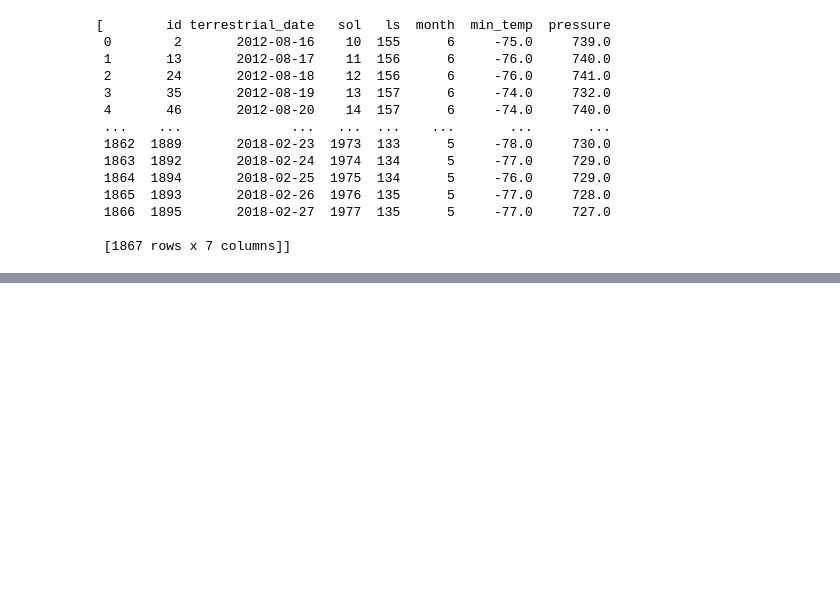
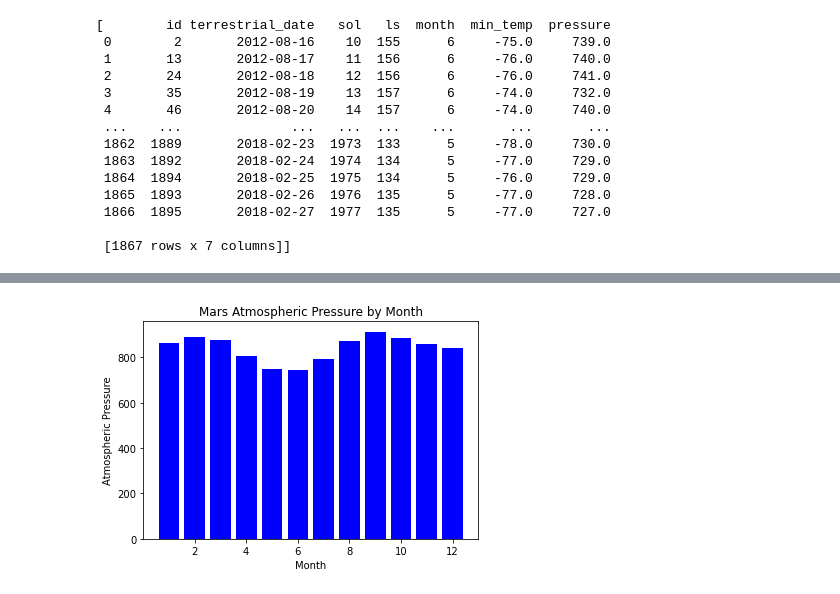
Before and after one commit to RexBas90/Mission-to-Mars, a Jupyter notebook: mars_data_challenge_part_2.ipynb, the cells around one changed output, grey strips where cells are left out. Saved outputs shown, nothing was run; the diff lists cells and outputs as text; code cells hidden in the pictures; blank space fills up the shorter version.

```diff
--- a/mars_data_challenge_part_2.ipynb
+++ b/mars_data_challenge_part_2.ipynb
@@ -176,0 +284,3 @@ mars_df
+# %%
+pressure_df = pd.DataFrame(mars_df.groupby('month')['pressure'].mean())
+pressure_df
@@ -176,0 +318,15 @@ mars_df
+# %%
+x_axis = pressure_df.index
+y_axis = pressure_df['pressure']
+# %%
+# Create the plot.
+plt.bar(x_axis, y_axis, color="blue", label="")
+# Create labels for the x and y axes.
+plt.xlabel("Month")
+plt.ylabel("Atmospheric Pressure")
+# Create a title.
+plt.title("Mars Atmospheric Pressure by Month")
+plt.savefig("analysis/Fig2.png")
+plt.show()
+# %% [output]
+[figure, added]
```
Also changed, not shown: parts of 28 cells of this notebook, 3 other files.
